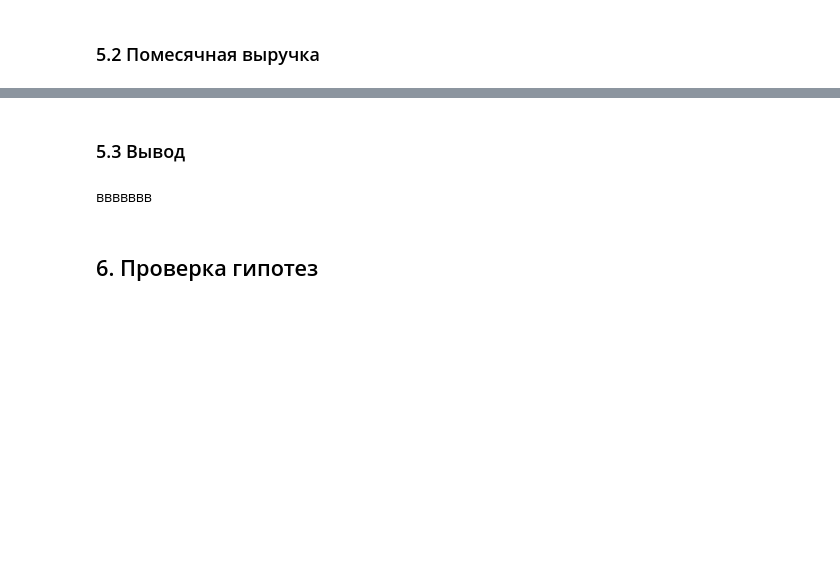
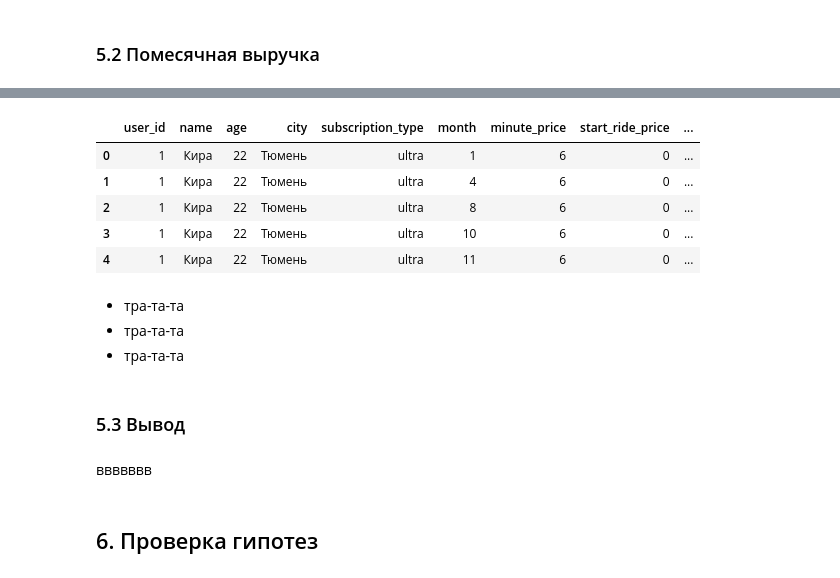
Before and after one commit to chernyakid/gofast-research, a Jupyter notebook: gofast-research.ipynb, the cells around one changed output, grey strips where cells are left out. Drawn from its saved outputs; the diff is of its cells as text; code cells hidden in the pictures; blank space fills up the shorter version.

```diff
--- a/gofast-research.ipynb
+++ b/gofast-research.ipynb
@@ -780,3 +844,22 @@ NameError: name 'rides_df' is not defined
+# %%
+# Расчет помесячной выручки
+all_data_agg['income'] = (
+    all_data_agg['start_ride_price'] * all_data_agg['trips_count']  +
+    all_data_agg['minute_price']     * all_data_agg['duration_sum'] +
+    all_data_agg['subscription_fee'])
+
+all_data_agg.head()
+# %% [output]
+|  | user_id | name | age | city | subscription_type | month | minute_price | start_ride_price | ... |
+| 0 | 1 | Кира | 22 | Тюмень | ultra | 1 | 6 | 0 | ... |
+| 1 | 1 | Кира | 22 | Тюмень | ultra | 4 | 6 | 0 | ... |
+| 2 | 1 | Кира | 22 | Тюмень | ultra | 8 | 6 | 0 | ... |
+| 3 | 1 | Кира | 22 | Тюмень | ultra | 10 | 6 | 0 | ... |
+| 4 | 1 | Кира | 22 | Тюмень | ultra | 11 | 6 | 0 | ... |
+# %% [markdown]
+- тра-та-та
+- тра-та-та
+- тра-та-та
 # %% [markdown]
 ### 5.3 Вывод <a id="section_5_3"></a>
 # %% [markdown]
```
Also changed, not shown: parts of 34 cells of this notebook, 1 other file.
